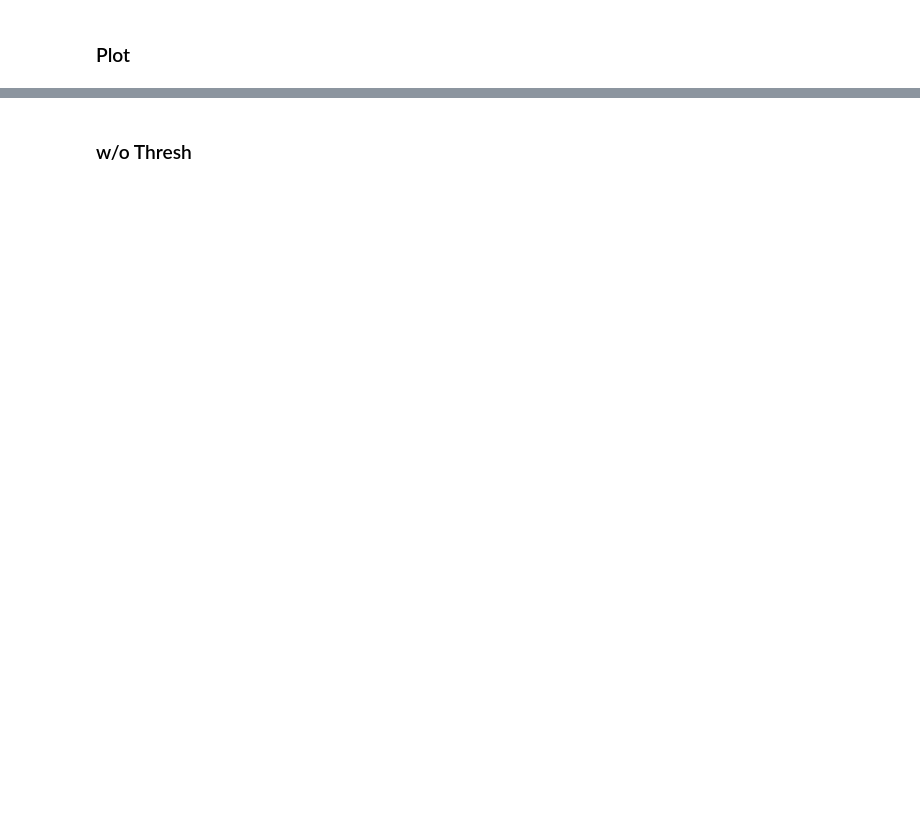
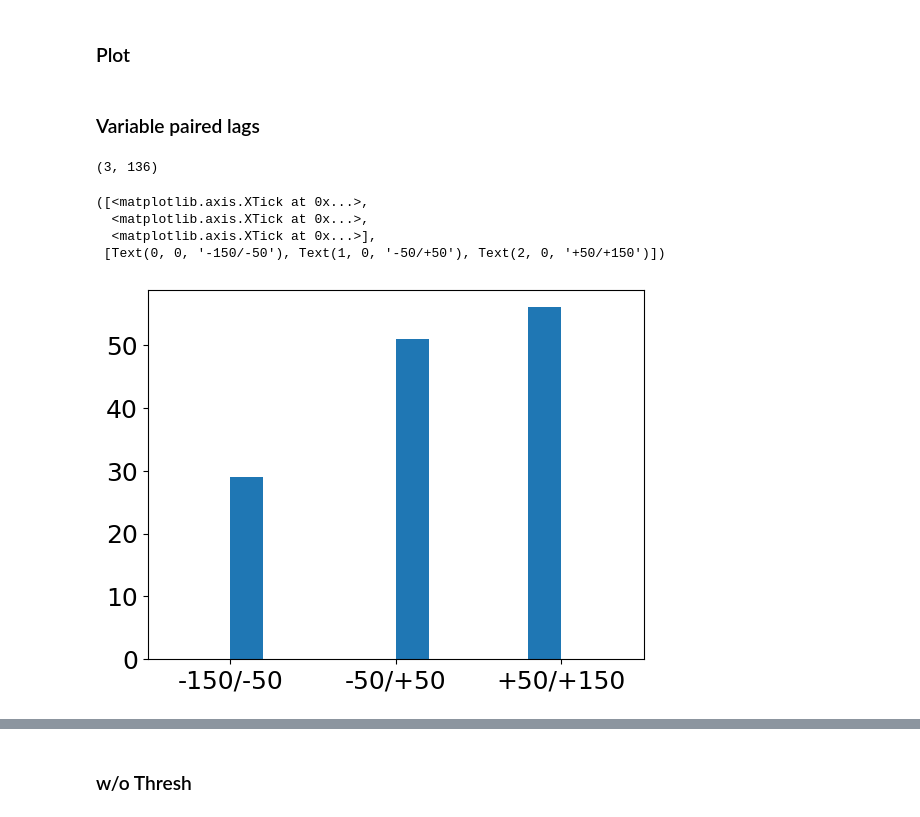
Before and after one commit to sherryxinyuean/area2_population_analysis, a Jupyter notebook: area2_bump(encoding).ipynb, the cells around one changed output, grey strips where cells are left out. Saved outputs shown, nothing was run; the diff lists cells and outputs as text; code cells hidden in the pictures; blank space fills up the shorter version.

```diff
--- a/area2_bump(encoding).ipynb
+++ b/area2_bump(encoding).ipynb
@@ -13,6 +17,6 @@ matplotlib.rc('font', size=18)
 # %%
 foldername = "~/area2_population_analysis/s1-kinematics/actpas_NWB/"
-monkey = "Han_20171207"
+monkey = "Chips_20170913"
 filename = foldername + monkey + "_COactpas_TD.nwb"
 
 dataset = NWBDataset(filename, split_heldout=False)
@@ -133,2 +176,22 @@ plt.title('Distribution of trial-averaged firing rates')
 # %% [markdown]
 ### Plot
+# %% [markdown]
+### Variable paired lags
+# %%
+monkey = "Han_20171207"
+figDir = '/Users/sherryan/area2_population_analysis/figures_plus/'
+with np.load(monkey+'_encoding_A_VarPair_1kActive_pR2.npz') as data:
+    variable_lag_active_pR2 = data['variable_lag_active_pR2']
+print(variable_lag_active_pR2.shape)
+# %% [output]
+(3, 136)
+# %%
+plt.hist(np.argmax(variable_lag_active_pR2,axis=0))
+plt.xlim([-0.5,2.5])
+plt.xticks(ticks=[0,1,2],labels=['-150/-50','-50/+50','+50/+150'])
+# %% [output]
+([<matplotlib.axis.XTick at 0x...>,
+  <matplotlib.axis.XTick at 0x...>,
+  <matplotlib.axis.XTick at 0x...>],
+ [Text(0, 0, '-150/-50'), Text(1, 0, '-50/+50'), Text(2, 0, '+50/+150')])
+[figure, added]
```
Also changed, not shown: parts of 19 cells of this notebook, 12 other files.
